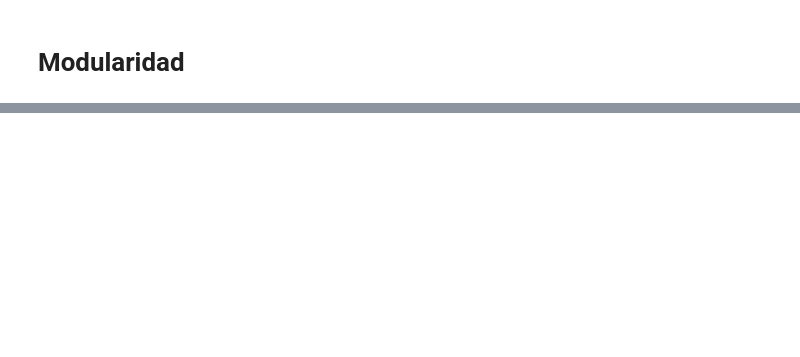
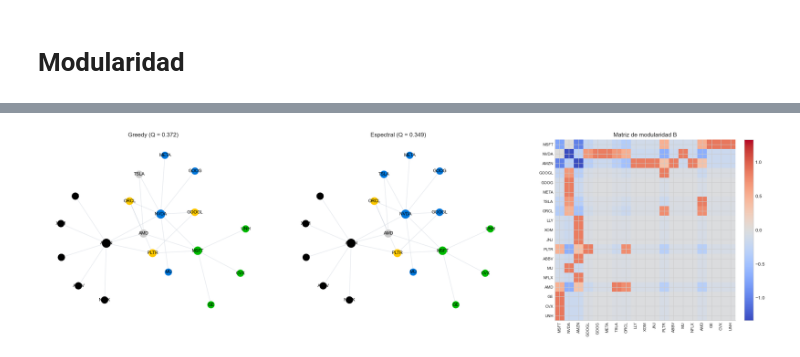
Before and after one commit to heritaco/LDS1121-Complex-Networks, a Jupyter notebook: notebooks/16 Modularidad/03 SP500.ipynb, the cells around one changed output, grey strips where cells are left out. Cells and saved outputs as stored; diff of their text form; code cells hidden in the pictures; blank space fills up the shorter version.

```diff
--- a/notebooks/16 Modularidad/03 SP500.ipynb
+++ b/notebooks/16 Modularidad/03 SP500.ipynb
@@ -62,0 +447,17 @@ G_real = G_full.subgraph(components[0]).copy()
+# %%
+B_df_sp, eigen_df_sp, leading_df_sp = modularity_spectrum(G_real, labels)
+comunidades_spectral, trace_sp, first_split_sp = recursive_spectral_partition(
+    G_real,
+    target_count=len(comunidades_greedy),
+    labels=labels,
+)
+modularidad_spectral = nx.algorithms.community.modularity(G_real, comunidades_spectral)
+resumen_spectral = partition_summary(G_real, comunidades_spectral, labels)
+comparacion_sp = comparison_table(G_real, comunidades_greedy, comunidades_spectral)
+
+display(comparacion_sp.round(4))
+display(eigen_df_sp.head(10).round(4))
+display(leading_df_sp.round(4))
+display(trace_sp.round(4))
+display(resumen_spectral)
+display(B_df_sp.round(2))
@@ -62,0 +525,25 @@ G_real = G_full.subgraph(components[0]).copy()
+# %%
+fig, axes = plt.subplots(1, 3, figsize=(21, 6))
+
+draw_partition(
+    axes[0],
+    G_real,
+    comunidades_greedy,
+    labels,
+    title=f"Greedy (Q = {modularidad_greedy:.3f})",
+    pos=pos_sp,
+)
+draw_partition(
+    axes[1],
+    G_real,
+    comunidades_spectral,
+    labels,
+    title=f"Espectral (Q = {modularidad_spectral:.3f})",
+    pos=pos_sp,
+)
+plot_modularity_heatmap(axes[2], B_df_sp, "Matriz de modularidad B")
+
+plt.tight_layout()
+plt.show()
+# %% [output]
+[figure, added]
```
Also changed, not shown: parts of 12 cells of this notebook, 5 other files.
